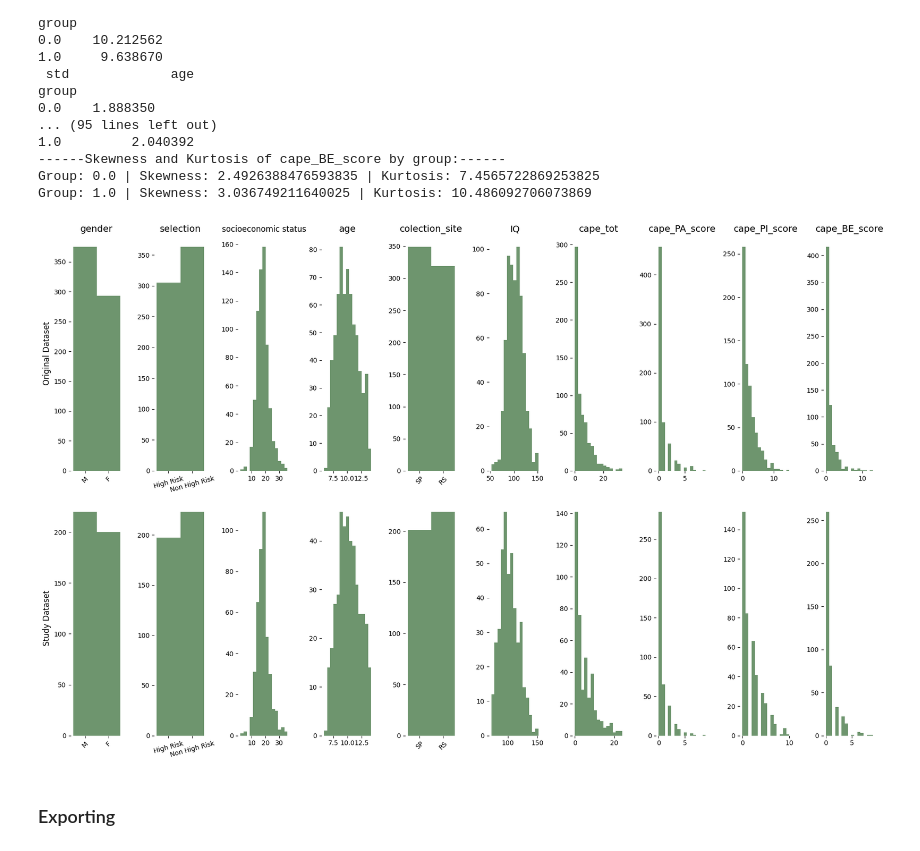
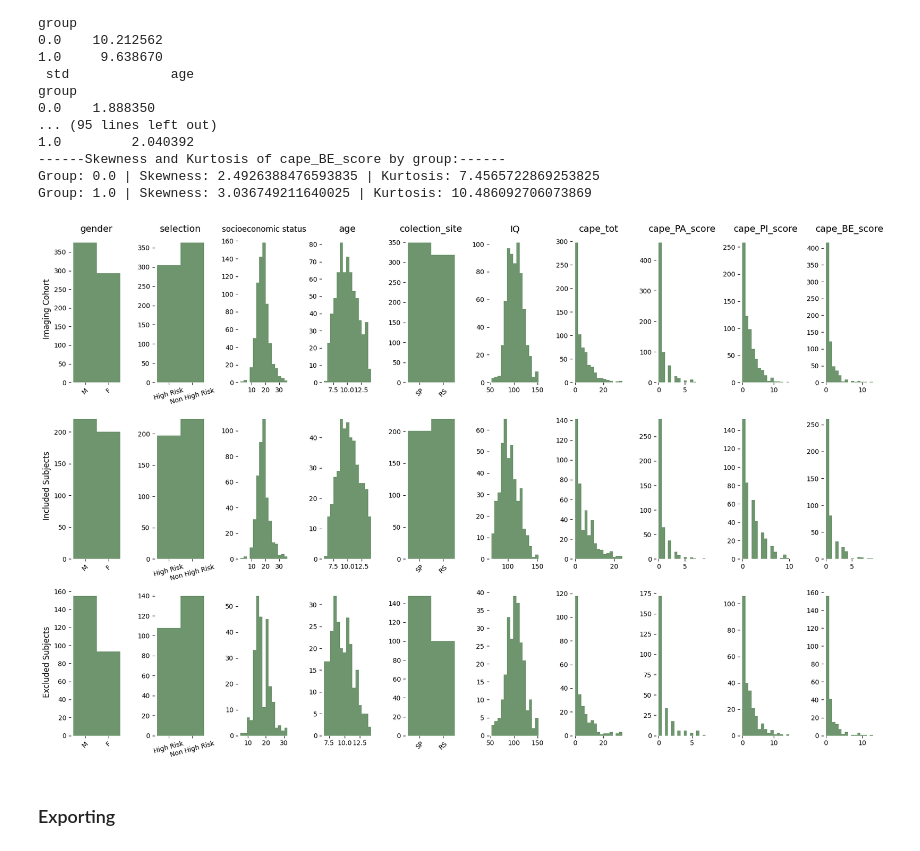
Before and after one commit to angeloodr/INPD-neuroimage-cape, a Jupyter notebook: code/organizing_dataset.ipynb, the cells around one changed output. Cells and saved outputs as stored; diff of their text form; code cells hidden in the pictures.

```diff
--- a/code/organizing_dataset.ipynb
+++ b/code/organizing_dataset.ipynb
@@ -439,18 +439,18 @@ Group: 1.0 | Skewness: 3.036749211640025 | Kurtosis: 10.486092706073869
 plt.figure(figsize=(18,12))
 
 # Lista de títulos para cada DataFrame
-titles = ['df_inicial','df_final_final']
-paper_titles = ['Original Dataset', 'Study Dataset']
+# titles = ['df_inicial','df_final_final']
+paper_titles = ['Imaging Cohort', 'Included Subjects', 'Excluded Subjects']
 
 # Variáveis categóricas
 variables_categ = ['gender', 'selection', 'colection_site']
 
 # Iterar sobre os DataFrames e adicionar os gráficos
-for idf, data_frame in enumerate([df_inicial, df_final_final]):
+for idf, data_frame in enumerate([df_inicial, df_final_final, df_inicial.query('group == 1')]):
     for indexx, var in enumerate(['gender', 'selection','abepscore', 'age', 'colection_site', 'DQ', 'cape_tot', 'cape_PA_score', 'cape_PI_score', 'cape_BE_score']):
 
         # Subplot: 5 linhas, 10 colunas
-        plt.subplot(2, 10, 10*idf + indexx+1)
+        plt.subplot(3, 10, 10*idf + indexx+1)
 
         # Obter os dados da variável atual, removendo NaNs
         data = data_frame[var].dropna()
@@ -473,34 +473,34 @@ for idf, data_frame in enumerate([df_inicial, df_final_final]):
                     plt.xticks(ticks=[1.25, 1.75], labels=['SP', 'RS'], rotation=45)
         else:
             # Plotar o histograma da variável
             plt.hist(data, bins=15, density=False, alpha=0.6, color="#0d4f0d", label='Histograma')
 
             if idf == 0 and var == 'DQ':
                 plt.title(f'IQ', fontsize=14)
             if idf == 0 and var == 'abepscore':
                 plt.title(f'socioeconomic status', fontsize=12)
             if idf == 0 and var not in ['DQ', 'abepscore']:
                 plt.title(f'{var}', fontsize=14)
 
 
         # Adicionar o nome do eixo Y apenas para o primeiro gráfico de cada linha
         if indexx == 0:
             plt.ylabel(paper_titles[idf], fontsize=12)
 
         # Remover o eixo vertical e os valores do gráfico
         # plt.gca().axes.get_xaxis().set_visible(False)  # Esconde o eixo Y
         plt.gca().spines['left'].set_visible(False)    # Remove a linha do eixo Y
         plt.gca().spines['right'].set_visible(False)   # Remove a linha do eixo Y
         plt.gca().spines['top'].set_visible(False)     # Remove a linha do eixo superior
         plt.gca().spines['bottom'].set_visible(False)  # Remove a linha do eixo inferior
 
 
 
 # Ajustar o layout para evitar sobreposição
 plt.tight_layout(rect=[0, 0, 1, 0.97])  # Deixar espaço no topo para os títulos
 plt.show()
 # %% [output]
-[figure, old version]
+[figure, new version]
 # %% [markdown]
 ### Exporting
 # %%
```
Also changed, not shown: parts of 1 cell of this notebook, 1 other file.
